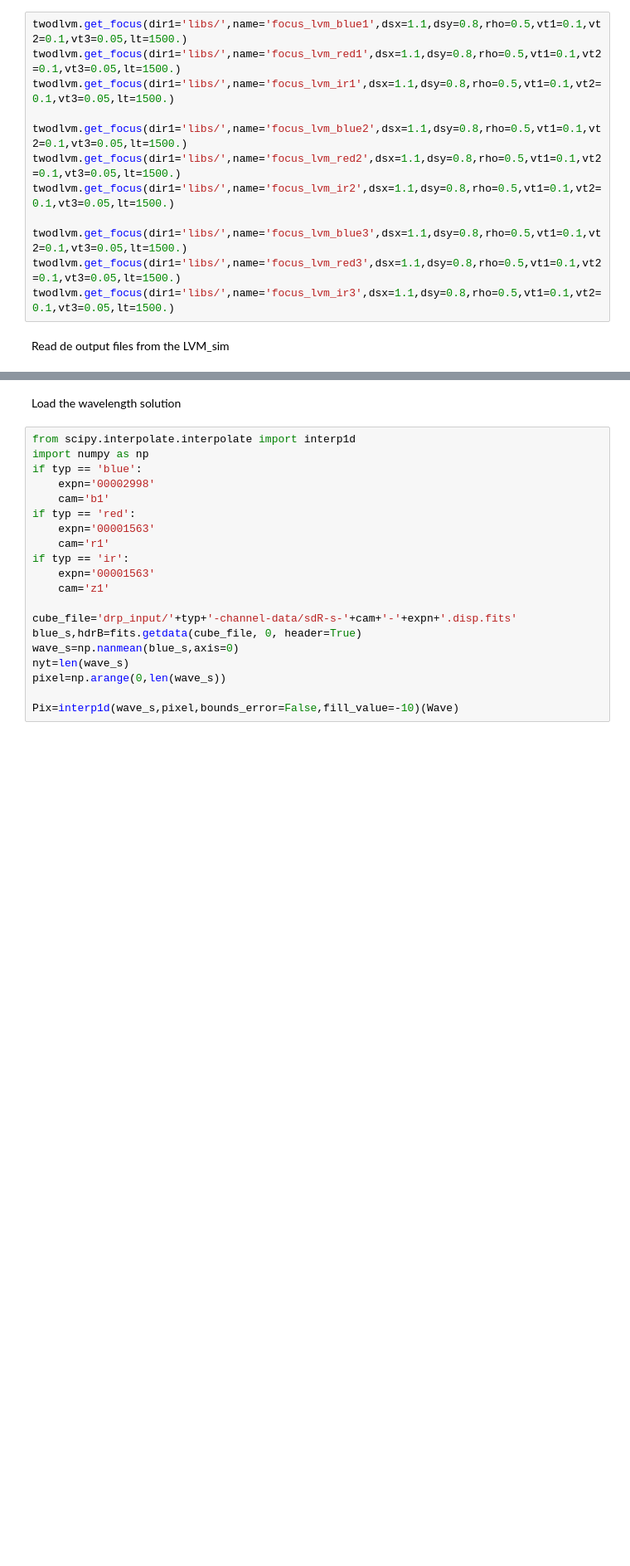
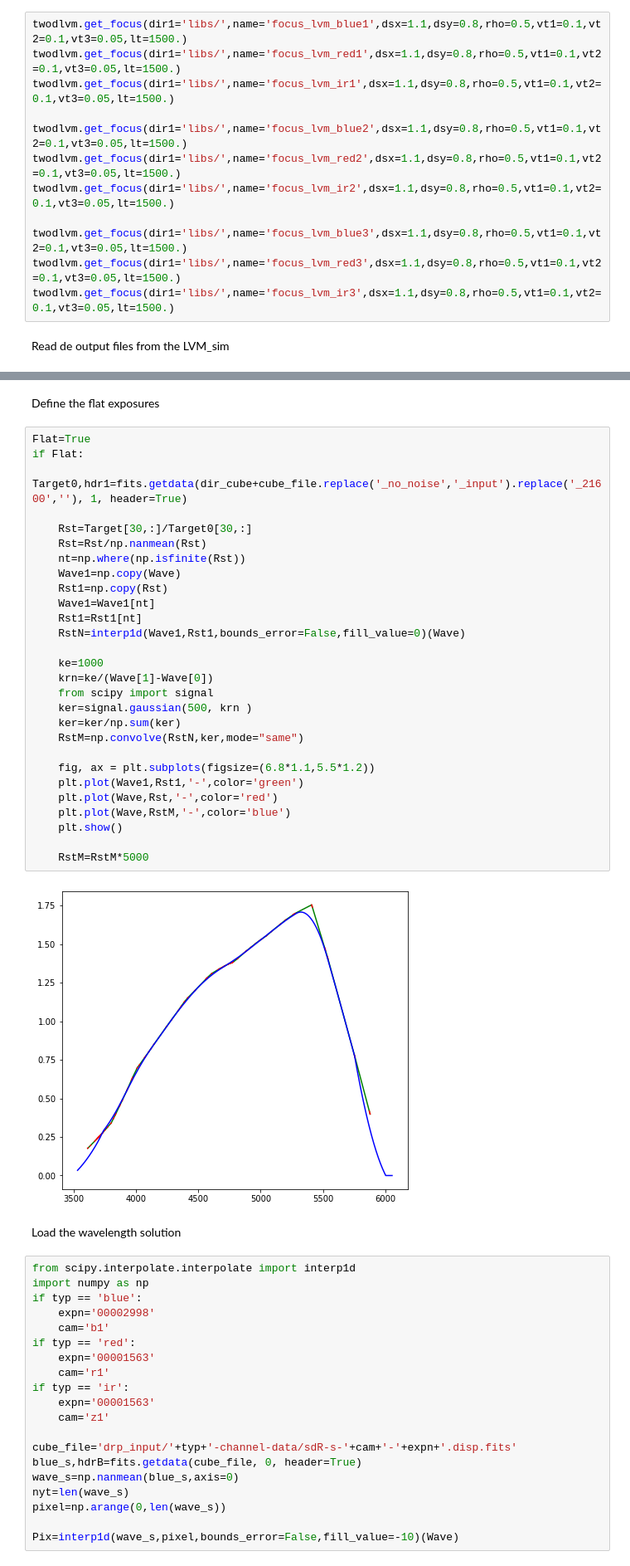
Before and after one commit to hjibarram/LVM_2D, a Jupyter notebook: Example.ipynb, the cells around one changed output, grey strips where cells are left out. Shown at 83% size. Drawn from its saved outputs; the diff is of its cells as text; blank space fills up the shorter version.

Commit message:
v0.0.2
Correct of the final fiber position on the detector, and add the Flat exposure option

```diff
--- a/Example.ipynb
+++ b/Example.ipynb
@@ -57,3 +58,35 @@ plt.show()
+# %% [markdown]
+Define the flat exposures
+# %%
+Flat=True
+if Flat:
+    Target0,hdr1=fits.getdata(dir_cube+cube_file.replace('_no_noise','_input').replace('_21600',''), 1, header=True)
+
+    Rst=Target[30,:]/Target0[30,:]
+    Rst=Rst/np.nanmean(Rst)
+    nt=np.where(np.isfinite(Rst))
+    Wave1=np.copy(Wave)
+    Rst1=np.copy(Rst)
+    Wave1=Wave1[nt]
+    Rst1=Rst1[nt]
+    RstN=interp1d(Wave1,Rst1,bounds_error=False,fill_value=0)(Wave)
+
+    ke=1000
+    krn=ke/(Wave[1]-Wave[0])
+    from scipy import signal
+    ker=signal.gaussian(500, krn )
+    ker=ker/np.sum(ker)
+    RstM=np.convolve(RstN,ker,mode="same")
+
+    fig, ax = plt.subplots(figsize=(6.8*1.1,5.5*1.2))
+    plt.plot(Wave1,Rst1,'-',color='green')
+    plt.plot(Wave,Rst,'-',color='red')
+    plt.plot(Wave,RstM,'-',color='blue')
+    plt.show()
+
+    RstM=RstM*5000
+# %% [output]
+[figure, added]
 # %% [markdown]
 Load the wavelength solution
 # %%
```
Also changed, not shown: parts of 2 cells of this notebook, 4 other files.
